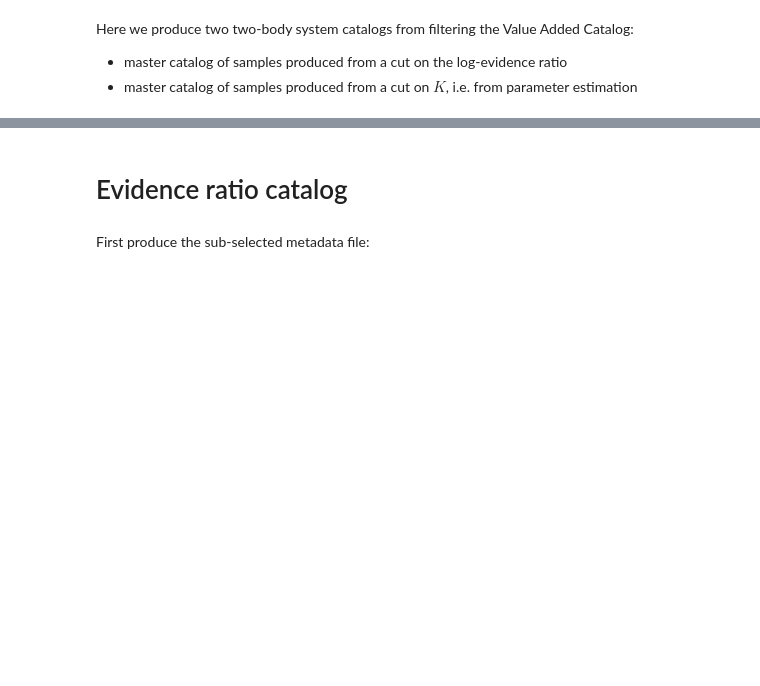
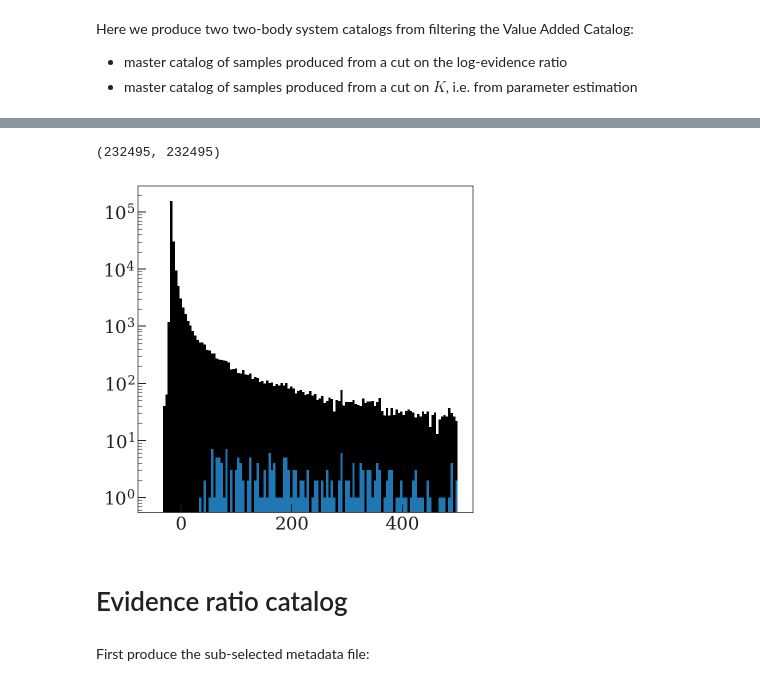
Before and after one commit to adrn/apogee-dr16-vac, a Jupyter notebook: notebooks/Make-binary-catalogs.ipynb, the cells around one changed output, grey strips where cells are left out. Cells and saved outputs as stored; diff of their text form; code cells hidden in the pictures; blank space fills up the shorter version.

```diff
--- a/notebooks/Make-binary-catalogs.ipynb
+++ b/notebooks/Make-binary-catalogs.ipynb
@@ -47,0 +175,2 @@ for name, path in zip(path_names, paths):
+# %%
+final_samples_file = f'../catalogs/{name}_samples.hdf5'
@@ -48,3 +226,52 @@ for name, path in zip(path_names, paths):
+# %%
+sigma_K0 = 30  # km/s
+P0 = 365.25  # days
+
+new_evis = []
+with h5py.File(c.joker_results_path, 'r') as joker_f:
+    with h5py.File(c.mcmc_results_path, 'r') as mcmc_f:
+        for row in tqdm(metadata):
+            apid = row['APOGEE_ID']
+
+            if row['mcmc_success']:
+                samples = mcmc_f[f'{apid}/samples']
+            else:
+                samples = joker_f[f'{apid}/samples']
+
+            P = samples['P']
+            e = samples['e']
+            s = samples['s']
+
+            lp = (-np.log(P) - np.log(np.log(8192))  # P
+                  + beta.logpdf(e, 0.867, 3.03)  # e
+                  + -np.log(2*np.pi)  # omega
+                  + -np.log(2*np.pi)  # M0
+                  + ln_normal(np.log(s), -2.5, 0.75**2) - np.log(s))   # s
+
+            if row['mcmc_success']:
+                var_K = sigma_K0**2 * (P/P0)**(-2/3) / (1-e**2)
+                lp = (lp
+                      + ln_normal(samples['K'], 0, var_K)  # K
+                      + ln_normal(samples['v0'], 0, 100**2))  # v0
+
+            new_evi = (logsumexp(samples['ln_likelihood'] + lp)
+                       - np.log(len(samples)))
+            new_evis.append(new_evi)
+# %%
+len(metadata), len(new_evis)
+# %% [output]
+(232495, 232495)
+# %%
+metadata['kepler_ln_evidence'] = new_evis
+metadata.write(c.metadata_path, overwrite=True)
+# %%
+dev = metadata['kepler_ln_evidence'] - metadata['constant_ln_evidence']
+# %%
+_, bins,_ = plt.hist(dev, bins=np.linspace(-50, 500, 128));
+plt.hist(dev[metadata['mcmc_success']], bins=bins);
+plt.yscale('log')
+# %% [output]
+[figure, added]
 # %% [markdown]
 # Evidence ratio catalog
 # %% [markdown]
```
Also changed, not shown: parts of 44 cells of this notebook, 1 other file.
